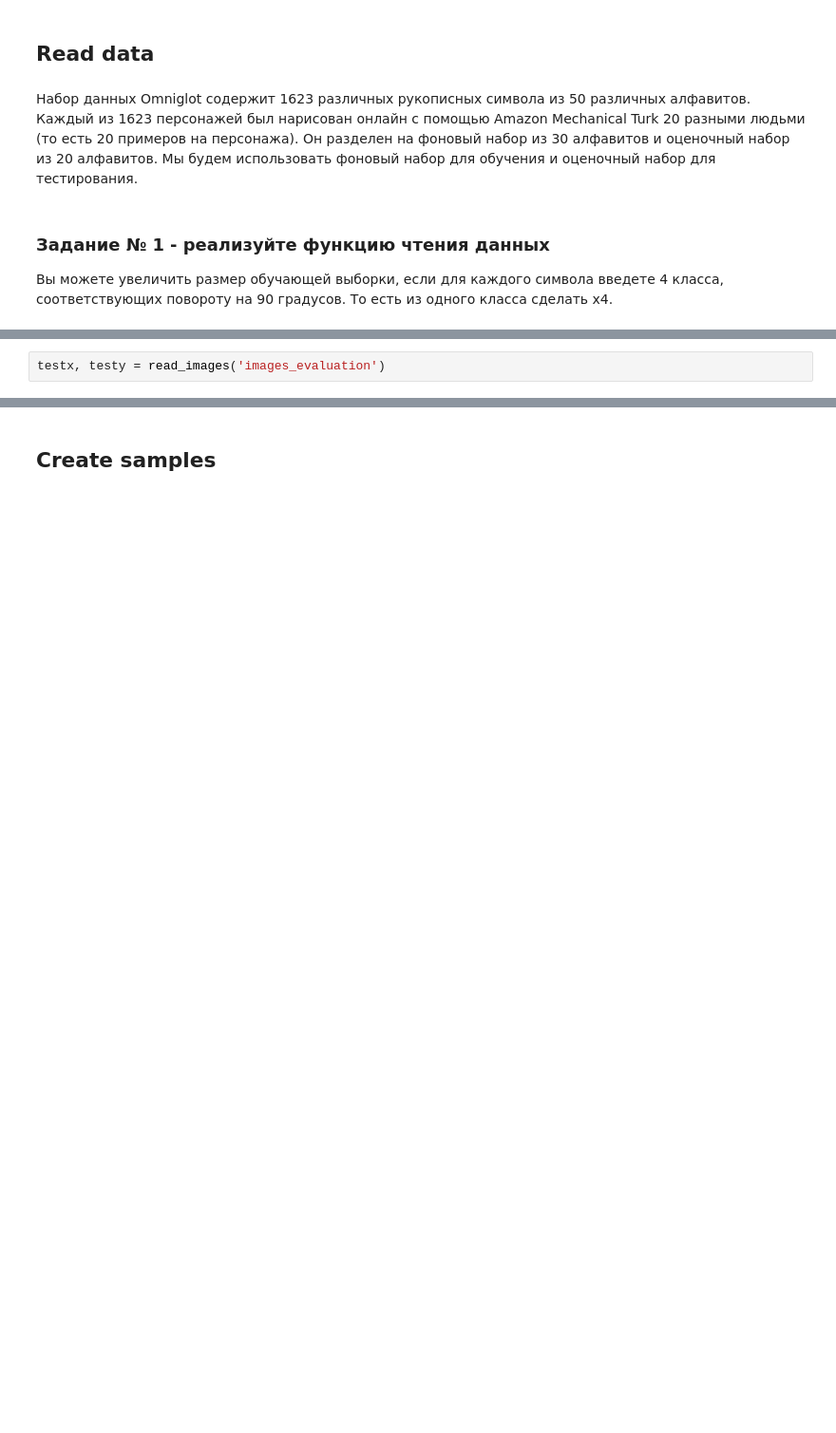
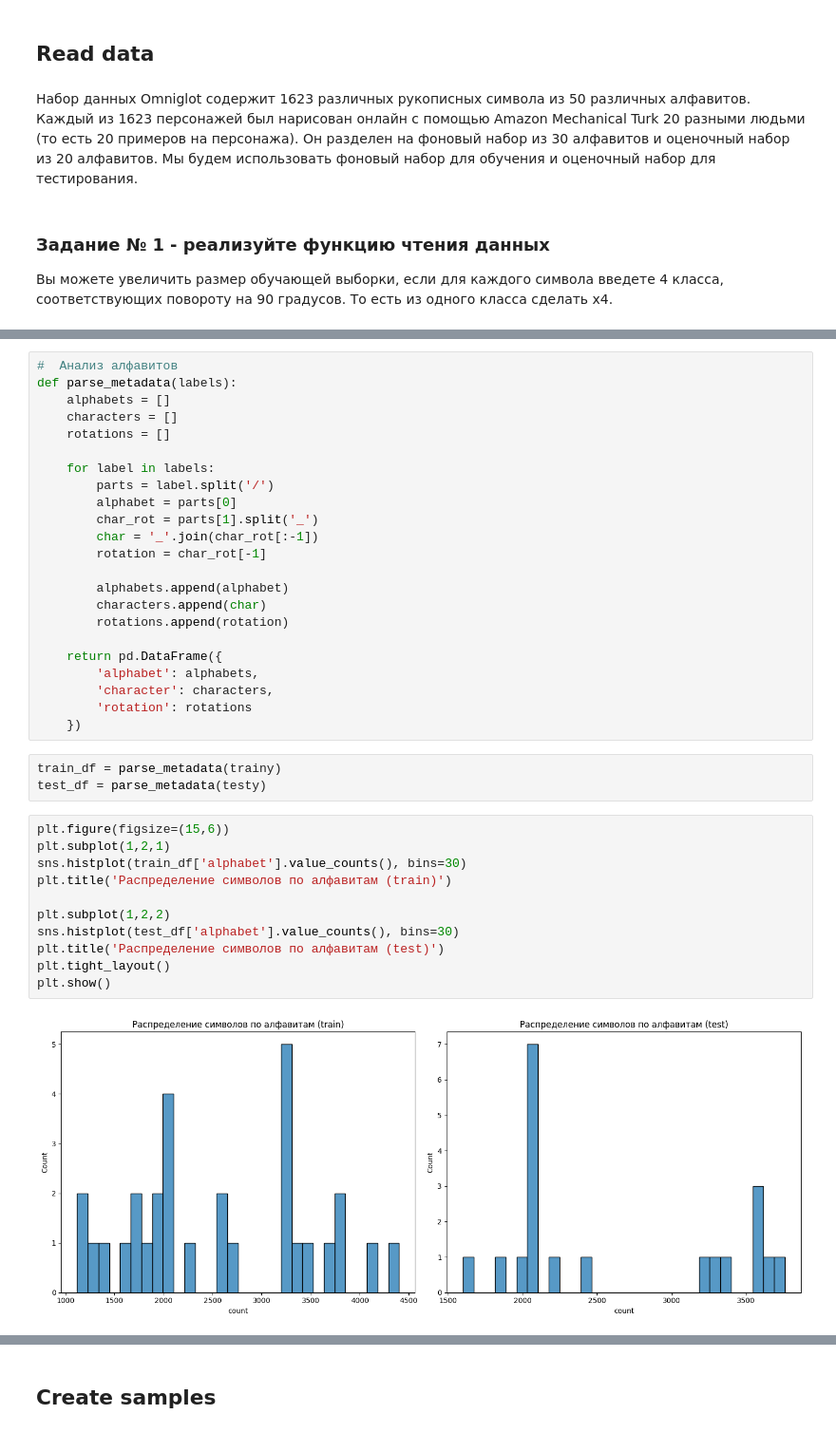
Before and after one commit to federber/ML_FALT_2025, a Jupyter notebook: hw4/notebooks/prototypical_omniglot_fbmm.ipynb, the cells around one changed output, grey strips where cells are left out. Shown at 95% size. Drawn from its saved outputs; the diff is of its cells as text; blank space fills up the shorter version.

```diff
--- a/hw4/notebooks/prototypical_omniglot_fbmm.ipynb
+++ b/hw4/notebooks/prototypical_omniglot_fbmm.ipynb
@@ -137,2 +153,0 @@ trainx, trainy = read_images('images_background')
-# %%
-testx, testy = read_images('images_evaluation')
@@ -142,0 +181,39 @@ trainx.shape, trainy.shape, testx.shape, testy.shape
+# %%
+#  Анализ алфавитов
+def parse_metadata(labels):
+    alphabets = []
+    characters = []
+    rotations = []
+
+    for label in labels:
+        parts = label.split('/')
+        alphabet = parts[0]
+        char_rot = parts[1].split('_')
+        char = '_'.join(char_rot[:-1])
+        rotation = char_rot[-1]
+
+        alphabets.append(alphabet)
+        characters.append(char)
+        rotations.append(rotation)
+
+    return pd.DataFrame({
+        'alphabet': alphabets,
+        'character': characters,
+        'rotation': rotations
+    })
+# %%
+train_df = parse_metadata(trainy)
+test_df = parse_metadata(testy)
+# %%
+plt.figure(figsize=(15,6))
+plt.subplot(1,2,1)
+sns.histplot(train_df['alphabet'].value_counts(), bins=30)
+plt.title('Распределение символов по алфавитам (train)')
+
+plt.subplot(1,2,2)
+sns.histplot(test_df['alphabet'].value_counts(), bins=30)
+plt.title('Распределение символов по алфавитам (test)')
+plt.tight_layout()
+plt.show()
+# %% [output]
+[figure, added]
```
Also changed, not shown: parts of 70 cells of this notebook, 43 other files.
